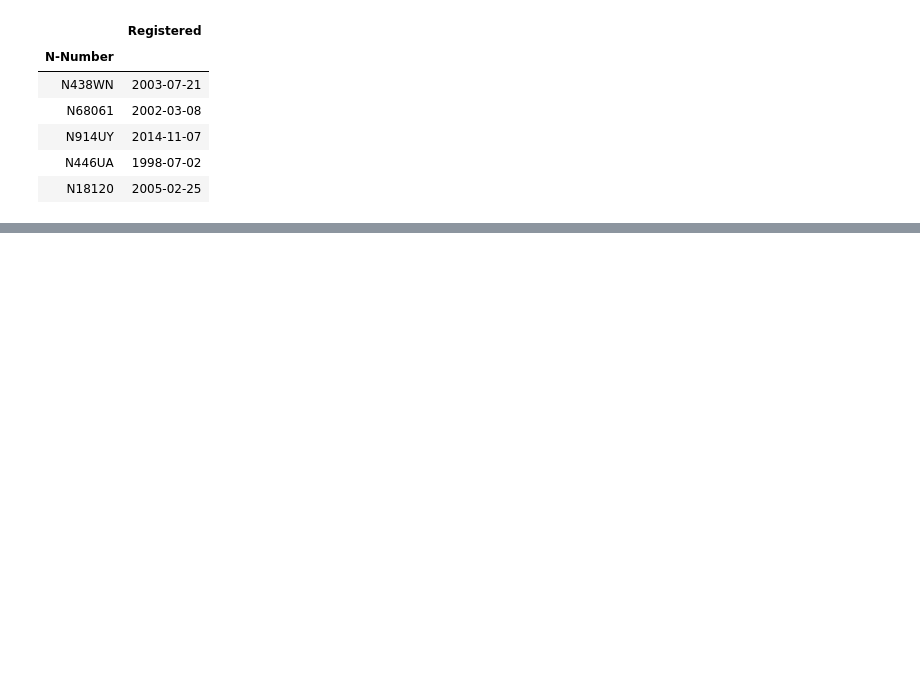
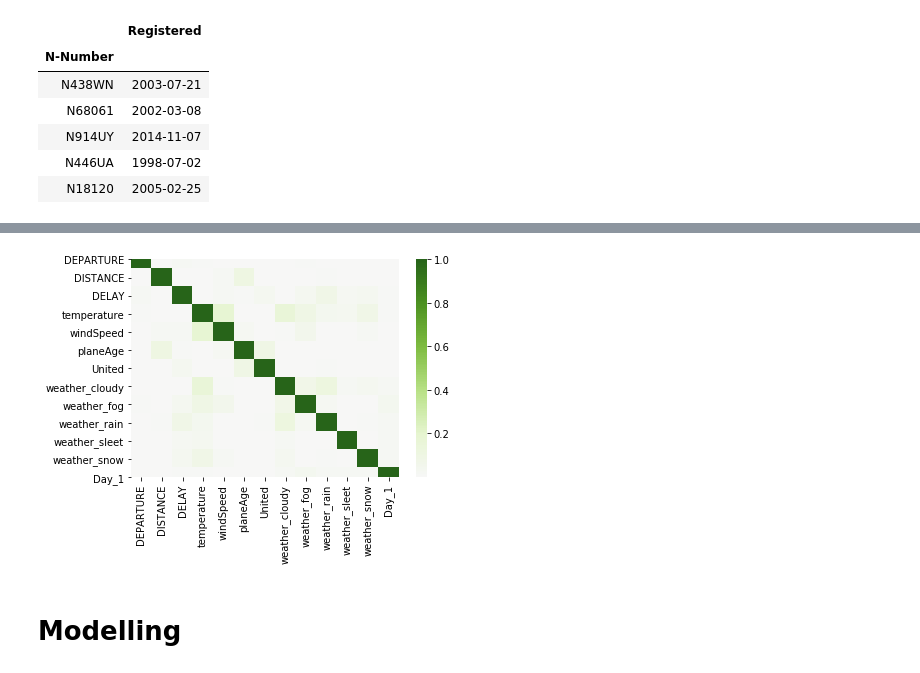
Before and after one commit to khairulomar/Flight_Delays, a Jupyter notebook: first_view.ipynb, the cells around one changed output, grey strips where cells are left out. Saved outputs shown, nothing was run; the diff lists cells and outputs as text; code cells hidden in the pictures; blank space fills up the shorter version.

```diff
--- a/first_view.ipynb
+++ b/first_view.ipynb
@@ -136,15 +144,24 @@ df.head()
 # %%
 # Assign df0 for all columns for analysis and visualization
+
 df0 = df.copy()
 
-# Create dummy variables for categorical variables
+# Create dummy variables for categorical columns:
+
 df['United'] = df.apply(lambda row: 1 if row['AIRLINE'] == 'UA' else 0, axis=1)
-df = pd.get_dummies(df, prefix=['Day','Hour'], columns=['DAY_OF_WEEK','SCHEDULED_HOUR'])
+df = pd.get_dummies(df, prefix=['weather','Day','Hour'], columns=['weather', 'DAY_OF_WEEK','SCHEDULED_HOUR'])
+
+# Remove dummy columns to avoid multicollinearity
+
+dummy_drop = ['weather_clear', 'weather_partly-cloudy',
+              'Day_4',
+              'Hour_1', 'Hour_2', 'Hour_3', 'Hour_4']
+df.drop(dummy_drop, axis=1, inplace=True)
 
 # Assign df using only columns relevant to modelling
+
 drop_list = ['DATE', 'AIRLINE', 'ORIGIN_AIRPORT', 'DESTINATION_AIRPORT',
-             'AIR_SYSTEM_DELAY', 'SECURITY_DELAY', 'AIRLINE_DELAY',
-             'LATE_AIRCRAFT_DELAY', 'WEATHER_DELAY']
+             'DELAY_REASON', 'visibility', 'precipIntensity']
 df.drop(drop_list, axis=1, inplace=True)
 # %%
 # for col in df.columns:
@@ -188,0 +306,10 @@ X = df.drop('DELAY', axis=1)
+# %%
+# Double check there is no strong collinearity between predictors
+
+dfcorr = df.iloc[:,:13] # exclude dummy variable for days and hours
+sns.heatmap(abs(dfcorr.corr()), cmap="PiYG", center=0)
+plt.show()
+# %% [output]
+[figure, added]
+# %% [markdown]
+# Modelling
```
Also changed, not shown: parts of 26 cells of this notebook.
